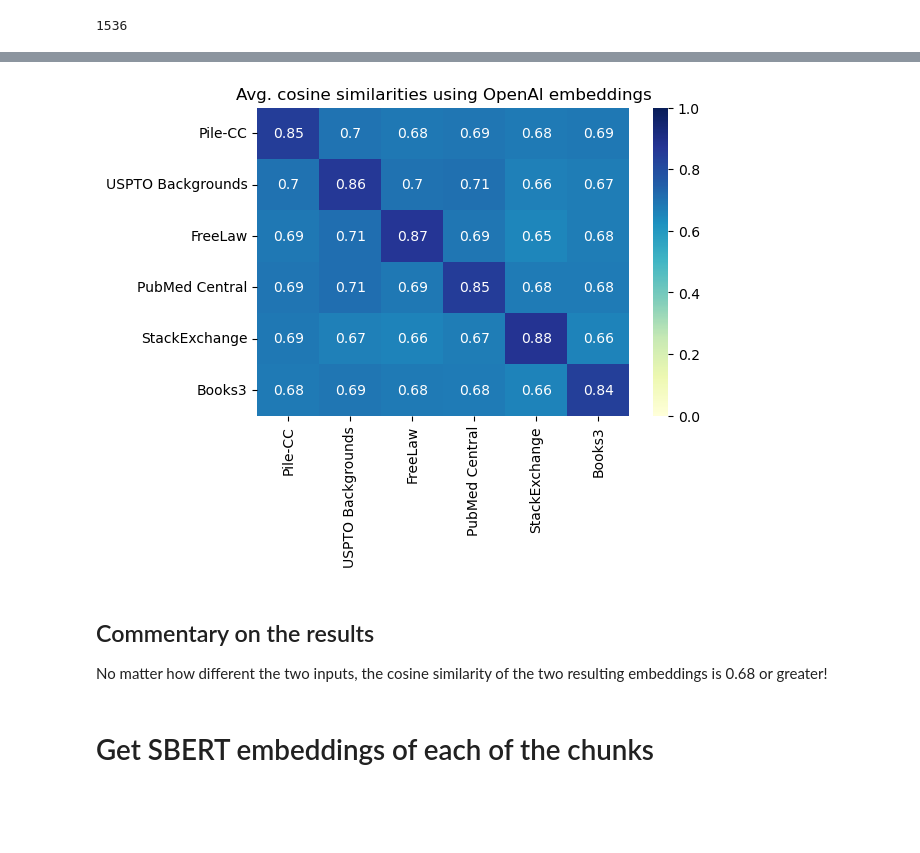
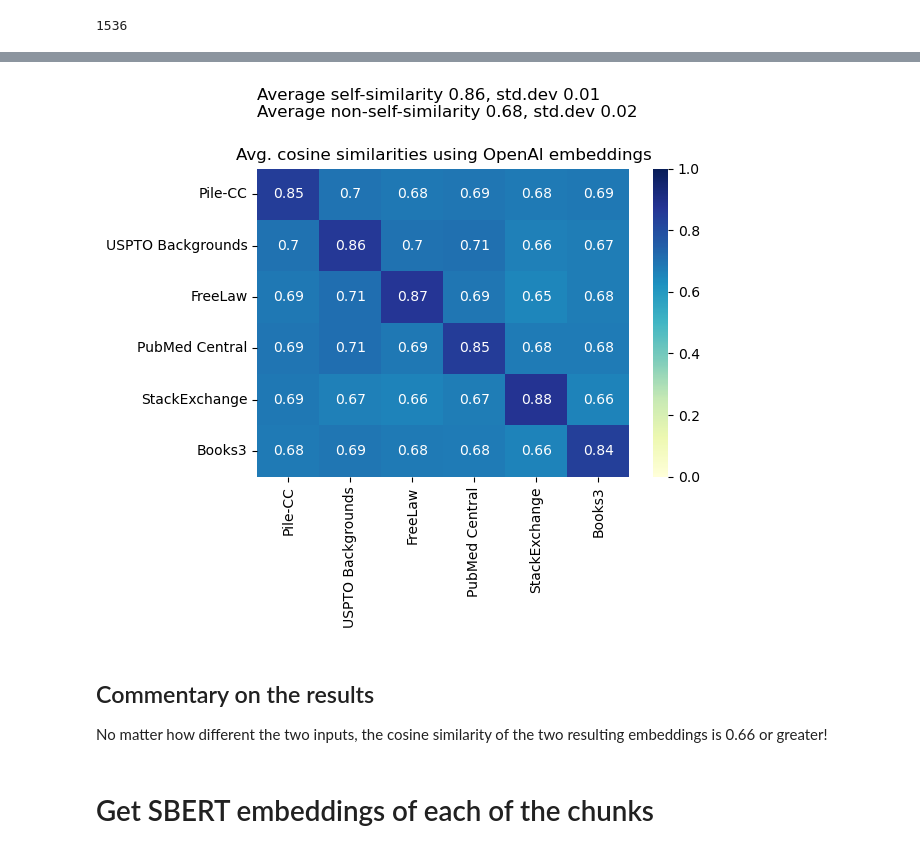
Before and after one commit to venusatuluri/analyses, a Jupyter notebook: openai_vs_sbert_embeddings.ipynb, the cells around one changed output, grey strips where cells are left out. Cells and saved outputs as stored; diff of their text form; code cells hidden in the pictures; blank space fills up the shorter version.

Commit message:
Adding mean and std. dev in the text of the plot

```diff
--- a/openai_vs_sbert_embeddings.ipynb
+++ b/openai_vs_sbert_embeddings.ipynb
@@ -102,7 +103,7 @@ In the end, the problem with a theme like “Evolution” in a game is that evol
 # Common function for computing similarity matrix and visualizing it
 def compute_similarities_and_plot(embs: dict, name: str, num_classes=6):
     selected_samples = dict(islice(samples.items(), num_classes))
-    df = pd.DataFrame(columns=selected_samples.keys(), index=selected_samples.keys())
+    sims_df = pd.DataFrame(columns=selected_samples.keys(), index=selected_samples.keys())
     random.seed(42)
     for k1, v1 in selected_samples.items():
         for k2, v2 in selected_samples.items():
@@ -113,14 +114,28 @@ def compute_similarities_and_plot(embs: dict, name: str, num_classes=6):
                 rnd1 = random.randint(0, len(v1)-1)
                 rnd2 = random.randint(0, len(v2)-1)
                 sum += cosine_similarity(embs[k1][rnd1], embs[k2][rnd2])
-            df.loc[k1][k2] = float(sum / l)
+            sims_df.loc[k1][k2] = float(sum / l)
     # not sure why I'm needing this, but otherwise it's inferring the type as object
-    df = df.apply(pd.to_numeric, errors='coerce')
+    sims_df = sims_df.apply(pd.to_numeric, errors='coerce')
 
     plt.figure(figsize=(6, 4))  # increase figure size for better visibility
-    sns.heatmap(df, annot=True, cmap='YlGnBu', vmin=0, vmax=1)
+    sns.heatmap(sims_df, annot=True, cmap='YlGnBu', vmin=0, vmax=1)
     plt.title(f'Avg. cosine similarities using {name} embeddings')
+
+    # get average and std. dev of the entries along the diagonal in sims_df
+    text1 = "Average self-similarity {:.2f}, std.dev {:.2f}".format(np.mean(np.diag(sims_df)), np.std(np.diag(sims_df)))
+
+    # get average and std. dev of all the entries except the diagonal in sims_df
+    non_diagonal_ix = np.where(~np.eye(sims_df.values.shape[0],dtype=bool))
+    non_diagonal_mean = np.mean(sims_df.values[non_diagonal_ix])
+    non_diagonal_std = np.std(sims_df.values[non_diagonal_ix])
+    text2 = "Average non-self-similarity {:.2f}, std.dev {:.2f}".format(non_diagonal_mean, non_diagonal_std)
+
+    plt.text(0, -1, text1 + "\n" + text2, fontsize=12)
+
     plt.show()
+
+    return sims_df
 # %% [markdown]
 # Get OpenAI embeddings of each of the chunks
 # %%
@@ -143,12 +158,12 @@ openai_embs = {}
 for k1, v1 in samples.items():
     openai_embs[k1] = [get_embedding(v1[i], engine=embedding_model) for i in range(len(v1))]
 # %%
-compute_similarities_and_plot(openai_embs, "OpenAI")
+sims_df = compute_similarities_and_plot(openai_embs, "OpenAI")
 # %% [output]
-[figure, old version]
+[figure, new version]
 # %% [markdown]
 ## Commentary on the results
-No matter how different the two inputs, the cosine similarity of the two resulting embeddings is 0.68 or greater!
+No matter how different the two inputs, the cosine similarity of the two resulting embeddings is 0.66 or greater!
 # %% [markdown]
 # Get SBERT embeddings of each of the chunks
 # %%
```
Also changed, not shown: parts of 9 cells of this notebook.
